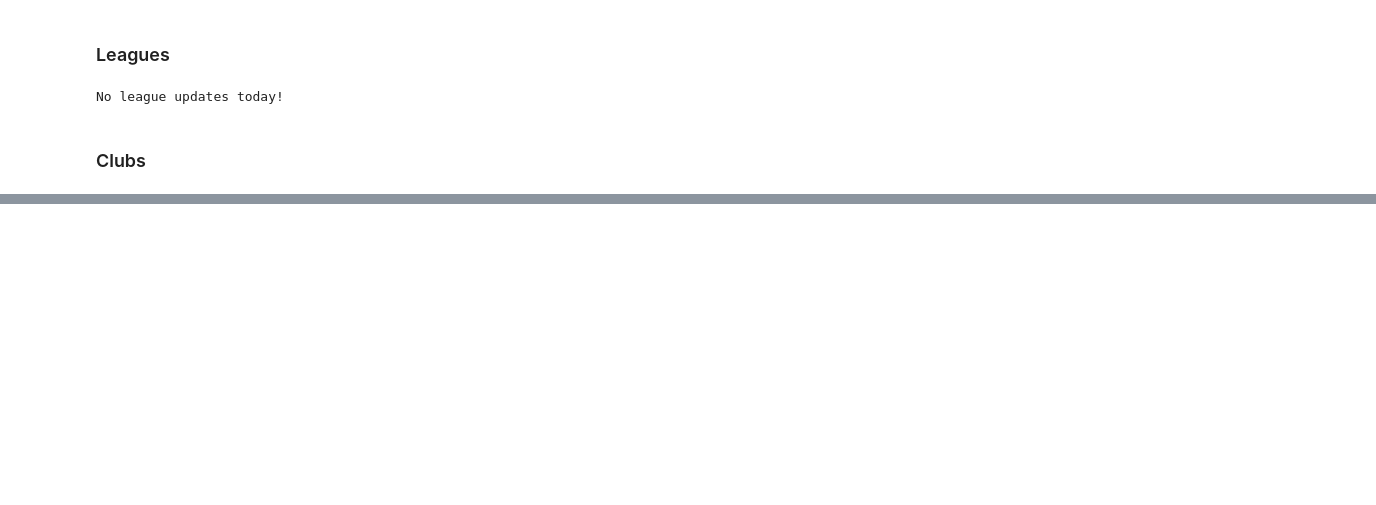
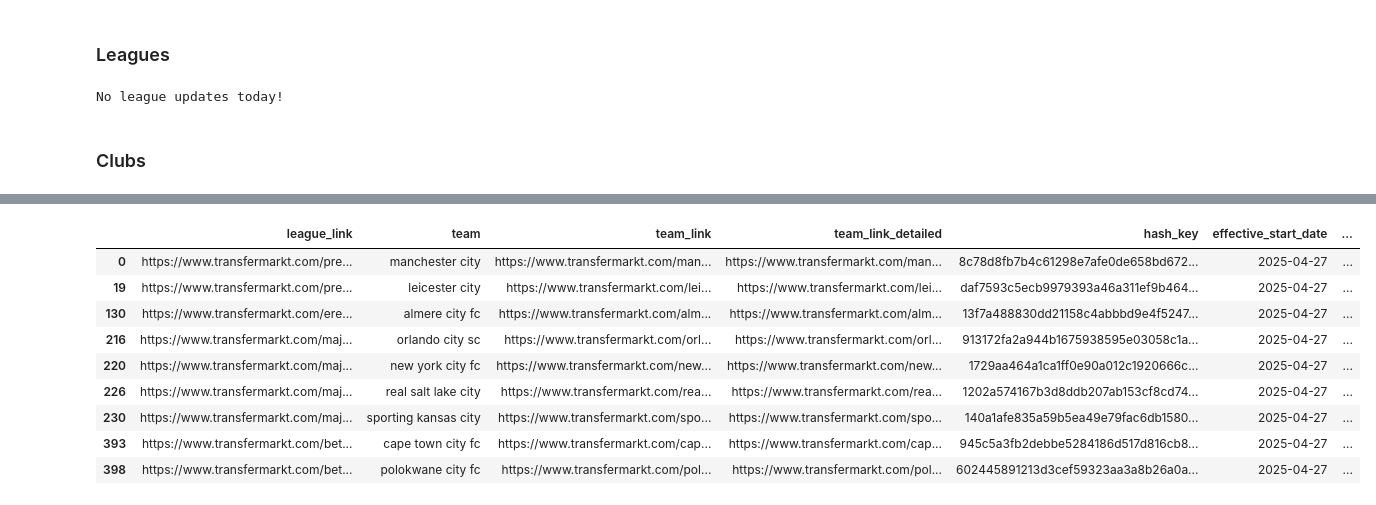
Before and after one commit to kodriscoll609/transfermarkt-monitor, a Jupyter notebook: src/0_source.ipynb, the cells around one changed output, grey strips where cells are left out. Cells and saved outputs as stored; diff of their text form; code cells hidden in the pictures; blank space fills up the shorter version.

```diff
--- a/src/0_source.ipynb
+++ b/src/0_source.ipynb
@@ -63,0 +120,11 @@ https://www.transfermarkt.com/allsvenskan/startseite/wettbewerb/SE1
+# %%
+teams_df = pd.DataFrame(team_links, columns = ['league_link', 'team', 'team_link']).drop_duplicates()
+teams_df = teams_df[teams_df.team_link.str.contains("start")]
+
+def createDetailedURL(url):
+    return url.replace('startseite', 'kader') + r"/plus/1"
+
+teams_df["team_link_detailed"] = teams_df['team_link'].apply(lambda x: createDetailedURL(x))
+teams_df = historize(teams_df)
+
+replace_table("club_links", teams_df)
@@ -63,0 +134,5 @@ https://www.transfermarkt.com/allsvenskan/startseite/wettbewerb/SE1
+# %%
+temp = teams_df.copy()
+temp['team'] = temp['team'].apply(lambda x: x.lower() if 'City' in x else x)
+temp = historize(temp)
+temp.head()
@@ -63,0 +146,17 @@ https://www.transfermarkt.com/allsvenskan/startseite/wettbewerb/SE1
+# %%
+primary_key = ['league_link', 'team']
+history = load_keys('club_links', primary_key)
+updates = temp[~temp.hash_key.isin(history.hash_key.unique())]
+yesterday = str((datetime.today() - timedelta(days=1)).date())
+updates
+# %% [output]
+|  | league_link | team | team_link | team_link_detailed | hash_key | effective_start_date | ... |
+| 0 | https://www.transfermarkt.com/pre... | manchester city | https://www.transfermarkt.com/man... | https://www.transfermarkt.com/man... | 8c78d8fb7b4c61298e7afe0de658bd672... | 2025-04-27 | ... |
+| 19 | https://www.transfermarkt.com/pre... | leicester city | https://www.transfermarkt.com/lei... | https://www.transfermarkt.com/lei... | daf7593c5ecb9979393a46a311ef9b464... | 2025-04-27 | ... |
+| 130 | https://www.transfermarkt.com/ere... | almere city fc | https://www.transfermarkt.com/alm... | https://www.transfermarkt.com/alm... | 13f7a488830dd21158c4abbbd9e4f5247... | 2025-04-27 | ... |
+| 216 | https://www.transfermarkt.com/maj... | orlando city sc | https://www.transfermarkt.com/orl... | https://www.transfermarkt.com/orl... | 913172fa2a944b1675938595e03058c1a... | 2025-04-27 | ... |
+| 220 | https://www.transfermarkt.com/maj... | new york city fc | https://www.transfermarkt.com/new... | https://www.transfermarkt.com/new... | 1729aa464a1ca1ff0e90a012c1920666c... | 2025-04-27 | ... |
+| 226 | https://www.transfermarkt.com/maj... | real salt lake city | https://www.transfermarkt.com/rea... | https://www.transfermarkt.com/rea... | 1202a574167b3d8ddb207ab153cf8cd74... | 2025-04-27 | ... |
+| 230 | https://www.transfermarkt.com/maj... | sporting kansas city | https://www.transfermarkt.com/spo... | https://www.transfermarkt.com/spo... | 140a1afe835a59b5ea49e79fac6db1580... | 2025-04-27 | ... |
+| 393 | https://www.transfermarkt.com/bet... | cape town city fc | https://www.transfermarkt.com/cap... | https://www.transfermarkt.com/cap... | 945c5a3fb2debbe5284186d517d816cb8... | 2025-04-27 | ... |
+| 398 | https://www.transfermarkt.com/bet... | polokwane city fc | https://www.transfermarkt.com/pol... | https://www.transfermarkt.com/pol... | 602445891213d3cef59323aa3a8b26a0a... | 2025-04-27 | ... |
```
Also changed, not shown: parts of 10 cells of this notebook, 1 other file.
